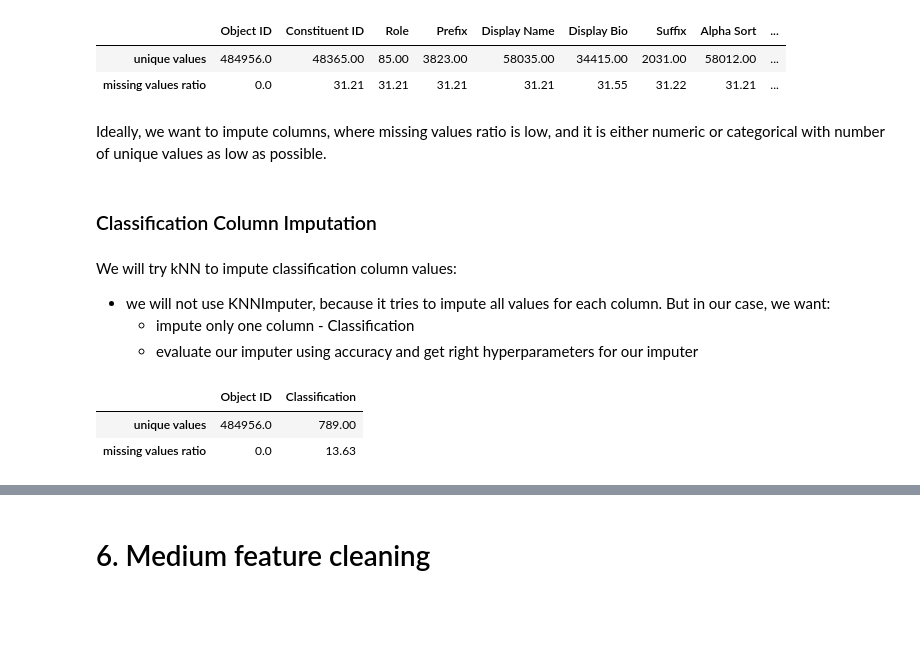
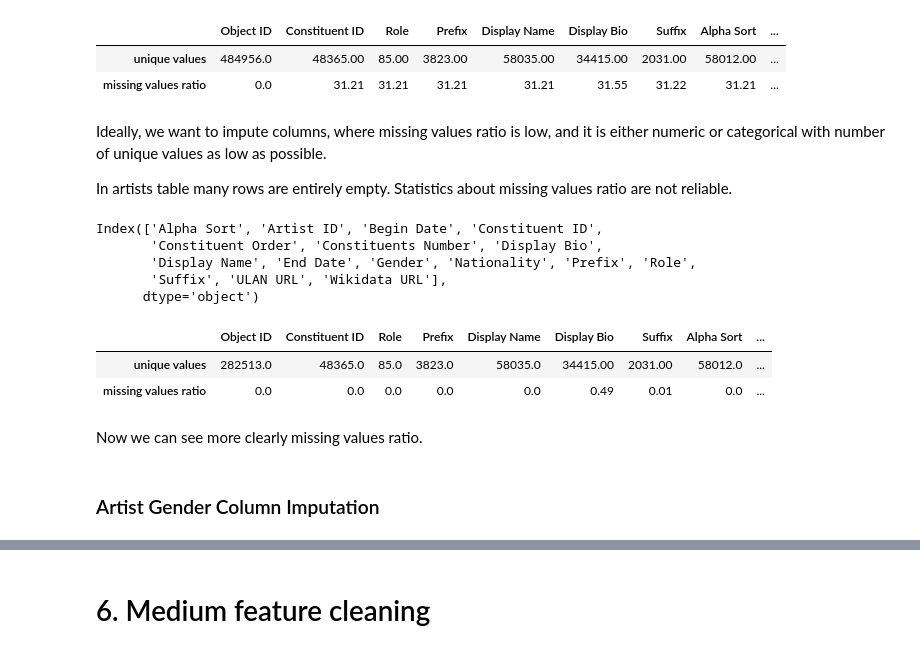
Before and after one commit to nickobard/Data-Preprocessing-Course, a Jupyter notebook: 01/01_homework.ipynb, the cells around one changed output, grey strips where cells are left out. Cells and saved outputs as stored; diff of their text form; code cells hidden in the pictures; blank space fills up the shorter version.

```diff
--- a/01/01_homework.ipynb
+++ b/01/01_homework.ipynb
@@ -1919,16 +1919,24 @@ imputation_stats(df_artists)
 | missing values ratio | 0.0 | 31.21 | 31.21 | 31.21 | 31.21 | 31.55 | 31.22 | 31.21 | ... |
 # %% [markdown]
 Ideally, we want to impute columns, where missing values ratio is low, and it is either numeric or categorical with number of unique values as low as possible.
+
+In artists table many rows are entirely empty. Statistics about missing values ratio are not reliable.
+# %%
+df_artists.columns.difference(['Object ID'])
+# %% [output]
+Index(['Alpha Sort', 'Artist ID', 'Begin Date', 'Constituent ID',
+       'Constituent Order', 'Constituents Number', 'Display Bio',
+       'Display Name', 'End Date', 'Gender', 'Nationality', 'Prefix', 'Role',
+       'Suffix', 'ULAN URL', 'Wikidata URL'],
+      dtype='object')
+# %%
+df_art_not_nan = df_artists.dropna(subset=df_artists.columns.difference(['Object ID']), how='all')
+imputation_stats(df_art_not_nan)
+# %% [output]
+|  | Object ID | Constituent ID | Role | Prefix | Display Name | Display Bio | Suffix | Alpha Sort | ... |
+| unique values | 282513.0 | 48365.0 | 85.0 | 3823.0 | 58035.0 | 34415.00 | 2031.00 | 58012.0 | ... |
+| missing values ratio | 0.0 | 0.0 | 0.0 | 0.0 | 0.0 | 0.49 | 0.01 | 0.0 | ... |
+# %% [markdown]
+Now we can see more clearly missing values ratio.
 # %% [markdown]
-### Classification Column Imputation
+### Artist Gender Column Imputation
-# %% [markdown]
-We will try kNN to impute classification column values:
-- we will not use KNNImputer, because it tries to impute all values for each column. But in our case, we want:
-    - impute only one column - Classification
-    - evaluate our imputer using accuracy and get right hyperparameters for our imputer
-# %%
-imputation_stats(df_class_long)
-# %% [output]
-|  | Object ID | Classification |
-| unique values | 484956.0 | 789.00 |
-| missing values ratio | 0.0 | 13.63 |
```
Also changed, not shown: parts of 15 cells of this notebook, 2 other files.
